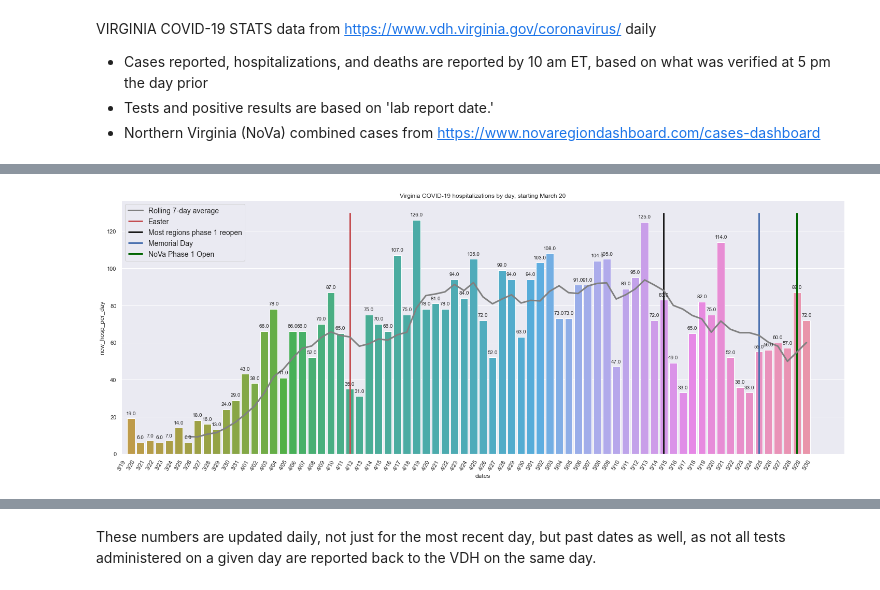
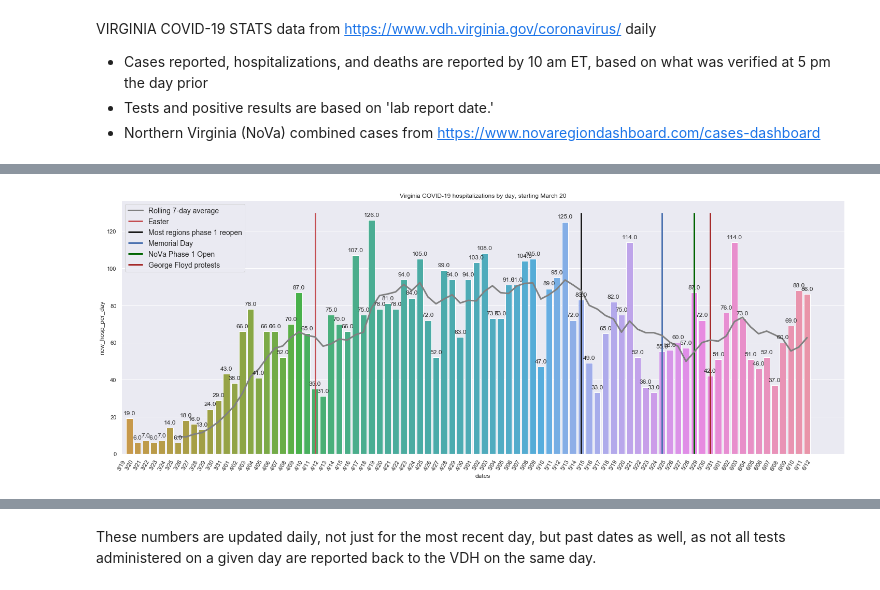
Before and after one commit to Sara1583/COVID-19-in-US, a Jupyter notebook: Virginia COVID-19.ipynb, the cells around one changed output, grey strips where cells are left out. Drawn from its saved outputs; the diff is of its cells as text; code cells hidden in the pictures.

```diff
--- a/Virginia COVID-19.ipynb
+++ b/Virginia COVID-19.ipynb
@@ -40,14 +45,20 @@ pos_results_lab_date = [np.nan, np.nan, np.nan, np.nan, np.nan, np.nan, np.nan,
+# %%
+pos_results_lab_date = [np.nan, np.nan, np.nan, np.nan, np.nan, np.nan, np.nan, np.nan, np.nan, 12, 23, 18, 92, 49, 73, 29, 89, 131, 144, 186, 249, 182, 208, 230, 343, 356, 330,
+                        358, 422, 496, 412, 399, 452, 546, 437, 465, 416, 362, 392, 583, 676, 608, 544, 563, 469, 553, 890, 930, 772, 762, 824, 587, 769, 1204, 887, 1148, 945,
+                        936, 537, 1102, 1324, 1150, 1342, 1119, 841, 590, 858, 1295, 1146, 1000, 1072, 1195, 704, 1176, 1566, 1220, 1461, 895, 887, 510, 1296, 1223, 1444, 1307,
+                        808, 568, 783, 906, 1077, 909, 603, 604, 308, 489, 635, 682, 341, np.nan]
 # %%
 new_deaths_per_day = [0, 0, 0, 0, 0, 0, 0, 1, 0, 1, 0, 0, 0, 0, 0, 1, 4, 0, 2, 0, 5, 3, 5, 3, 2, 7, 7, 5, 5, 0, 3, 9, 12, 34, 12, 9, 11, 8, 5, 41, 13, 23, 27, 19, 23, 24, 25,
-                      23, 38, 26, 12, 10, 34, 30, 30, 29, 35, 44, 24, 29, 28, 28, 43, 15, 12, 11, 41, 36, 28, 22, 25, 7, 5, 27, 33, 25, 37, 23, 12, 37, 28, 45, 57, 20, 12]
+                      23, 38, 26, 12, 10, 34, 30, 30, 29, 35, 44, 24, 29, 28, 28, 43, 15, 12, 11, 41, 36, 28, 22, 25, 7, 5, 27, 33, 25, 37, 23, 12, 37, 28, 45, 57, 20, 12, 5,
+                      17, 15, 21, 17, 8, 7, 12, 5, 19, 18, 6, 14]
 # %%
 FX_new_cases = [1, 1, 0, 0, 0, 2, 2, 4, 0, 0, 2, 2, 1, 1, 6, 9, 12, 3, 31, 3, 45, 32, 31, 37, 20, 43, 40, 44, 15, 39, 62, 44, 38, 120, 87, 169, 62, 156, 43, 91, 77, 101,
                 157, 176, 116, 152, 179, 106, 172, 211, 144, 113, 276, 170, 163, 286, 149, 294, 275, 219, 105, 106, 293, 272, 282, 308, 270, 196, 285, 208, 227, 257, 200, 177, 143,
-                417, 154, 211, 44, 493, 357, 230, 434, 235, 168]
+                417, 154, 211, 44, 493, 357, 230, 434, 235, 168, 204, 109, 207, 170, 219, 89, 152, 399, 148, 92, 51, 66, 51]
 # %%
 NoVa_cases = [1, 1, 0, 0, 0, 2, 2, 4, 0, 0, 2, 27, 14, 4, 20, 18, 21, 15, 55, 29, 80, 70, 71, 49, 84, 91, 80, 99, 91, 109, 147, 178, 129, 213, 205, 303, 103, 284, 168, 173, 199, 265,
               320, 337, 286, 337, 307, 308, 372, 409, 304, 328, 500, 409, 430, 608, 447, 609, 514, 430, 387, 255, 515, 491, 620, 719, 412, 528, 670, 421, 566, 448, 460, 533, 412, 818,
-              481, 415, 216, 1069, 981, 509, 685, 604, 503]
+              481, 415, 216, 1069, 981, 509, 685, 604, 503, 446, 316, 362, 355, 492, 295, 425, 714, 334, 205, 131, 165, np.nan]
 # %%
 Virginia_COVID_19 = pd.DataFrame(list(zip(dates, new_reports_per_day, new_hosp_per_day, new_tests_per_day, pos_results_lab_date, new_deaths_per_day, FX_new_cases)))
 # %%
@@ -197,20 +210,21 @@ print(Virginia_COVID_19['double_rate_cases'][-7:].mean())
 # %%
 plt.figure(figsize=(25, 9))
 hosp_daily = sns.barplot(x='dates', y='new_hosp_per_day', data=Virginia_COVID_19)
 for p in hosp_daily.patches:
     hosp_daily.annotate(format(p.get_height(), '.1f'), (p.get_x() + p.get_width()/2., p.get_height()), ha='center', va='center', xytext=(0,10), textcoords='offset points')
 plt.xticks(rotation=60)
 plt.plot(Virginia_COVID_19['hosp_rolling_7'], color='gray', label='Rolling 7-day average', linewidth=3)
 plt.vlines(x=36, ymin=0, ymax=130, color='r', label='Easter', linewidth=3)
 plt.vlines(x=69, ymin=0, ymax=130, color='k', label='Most regions phase 1 reopen', linewidth=3)
 plt.vlines(x=79, ymin=0, ymax=130, color='b', label='Memorial Day', linewidth=3)
 plt.vlines(x=83, ymin=0, ymax=130, color='darkgreen', label='NoVa Phase 1 Open', linewidth=3)
+plt.vlines(x=85, ymin=0, ymax=130, color='brown', label='George Floyd protests', linewidth=3)
 plt.xlim(12)
 plt.legend(loc="upper left", fontsize=14)
 plt.title('Virginia COVID-19 hospitalizations by day, starting March 20')
 plt.show()
 # %% [output]
-[figure, old version]
+[figure, new version]
 # %%
 plt.figure(figsize=(25, 9))
 hosp_cum = sns.barplot(x='dates', y=Virginia_COVID_19.new_hosp_per_day.cumsum(), data=Virginia_COVID_19)
```
Also changed, not shown: parts of 51 cells of this notebook.
